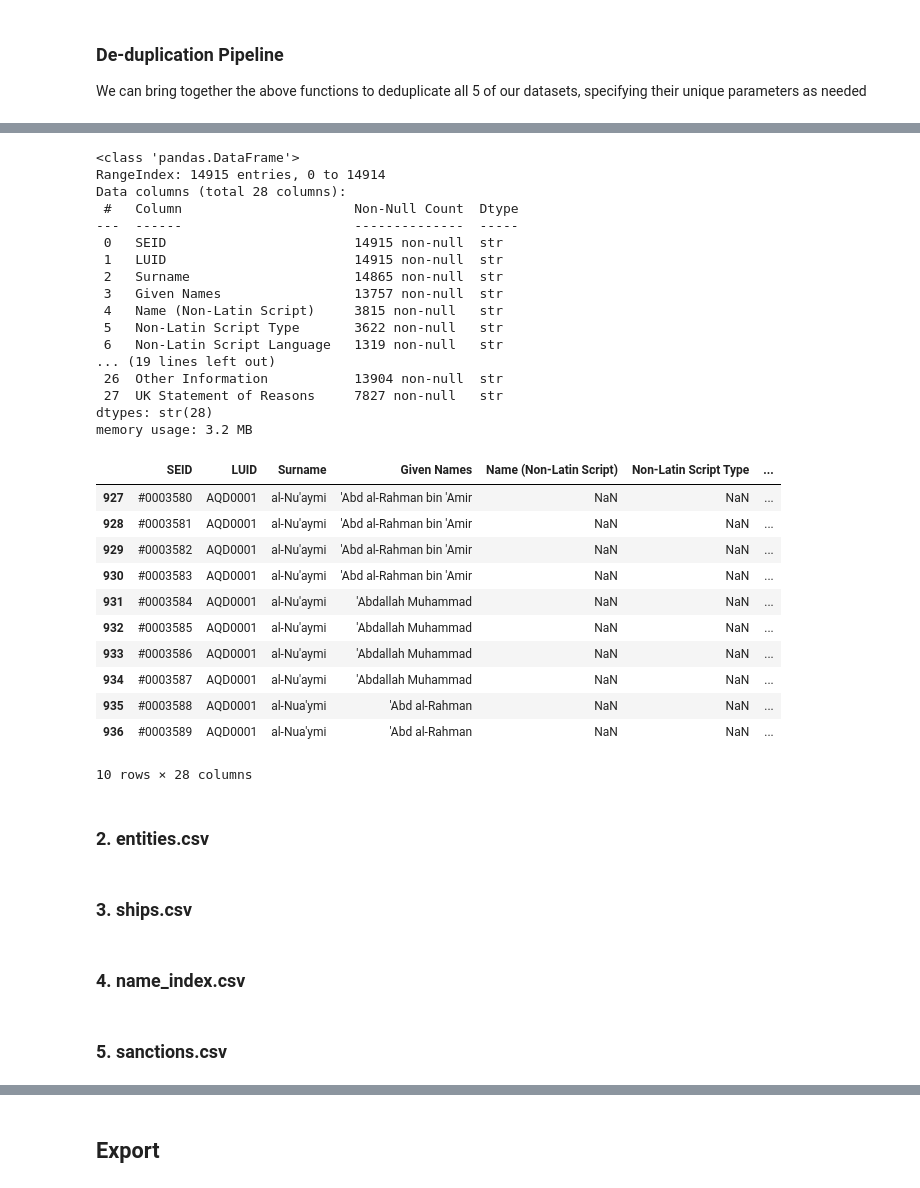
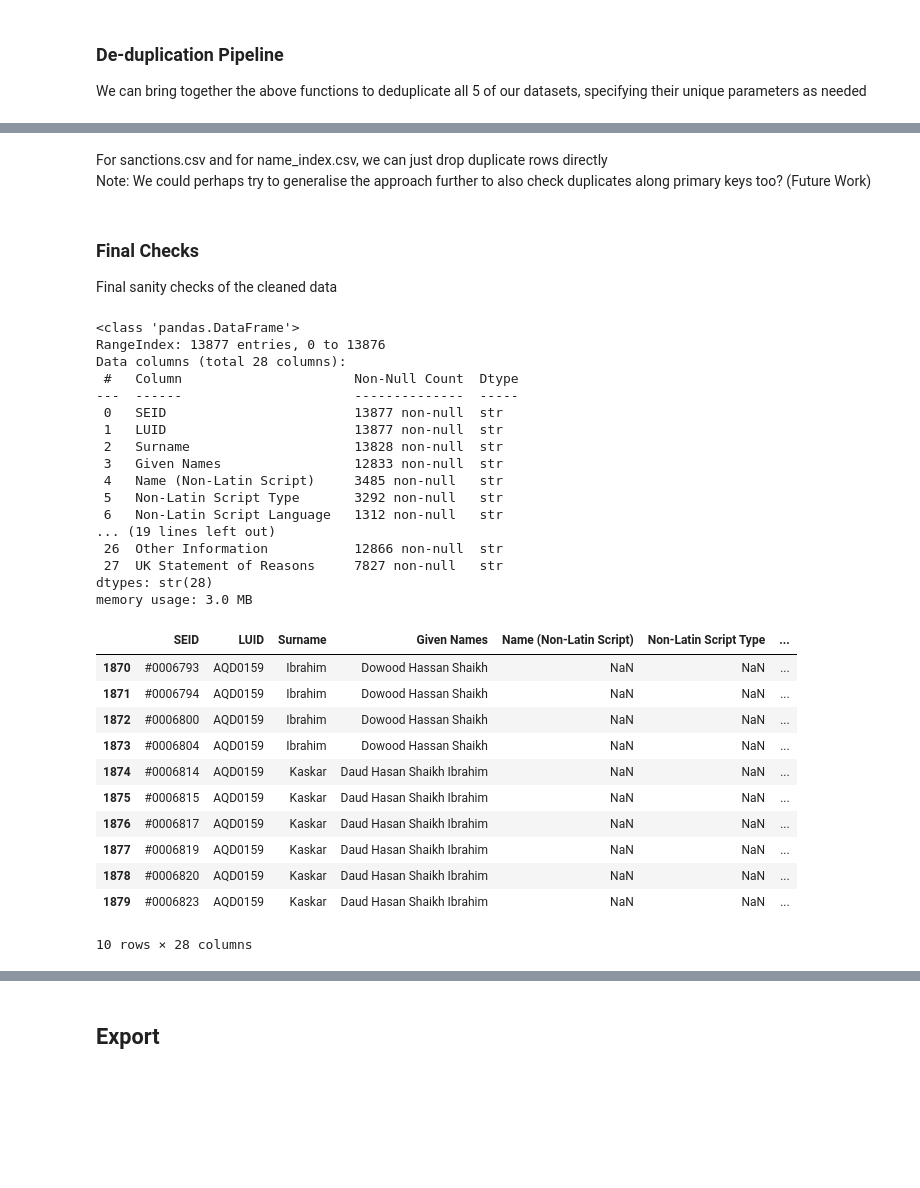
Before and after one commit to aleczd/uk_sanct, a Jupyter notebook: analysis.ipynb, the cells around one changed output, grey strips where cells are left out. Cells and saved outputs as stored; diff of their text form; code cells hidden in the pictures; blank space fills up the shorter version.

```diff
--- a/analysis.ipynb
+++ b/analysis.ipynb
@@ -2837,0 +2801,3 @@ for chunk in range(chunks):
+# %% [markdown]
+For sanctions.csv and for name_index.csv, we can just drop duplicate rows directly\
+Note: We could perhaps try to generalise the approach further to also check duplicates along primary keys too? (Future Work)
@@ -2838,46 +2817,42 @@ for chunk in range(chunks):
+# %% [markdown]
+### Final Checks
+
+Final sanity checks of the cleaned data
 # %%
-individuals = load_csv_chunk("data/individuals.csv")
+df = load_csv_chunk("data/individuals.csv")
 # %%
-individuals.info()
+df.info()
 # %% [output]
 <class 'pandas.DataFrame'>
-RangeIndex: 14915 entries, 0 to 14914
+RangeIndex: 13877 entries, 0 to 13876
 Data columns (total 28 columns):
  #   Column                      Non-Null Count  Dtype
 ---  ------                      --------------  -----
- 0   SEID                        14915 non-null  str
- 1   LUID                        14915 non-null  str
- 2   Surname                     14865 non-null  str
- 3   Given Names                 13757 non-null  str
- 4   Name (Non-Latin Script)     3815 non-null   str
- 5   Non-Latin Script Type       3622 non-null   str
- 6   Non-Latin Script Language   1319 non-null   str
+ 0   SEID                        13877 non-null  str
+ 1   LUID                        13877 non-null  str
+ 2   Surname                     13828 non-null  str
+ 3   Given Names                 12833 non-null  str
+ 4   Name (Non-Latin Script)     3485 non-null   str
+ 5   Non-Latin Script Type       3292 non-null   str
+ 6   Non-Latin Script Language   1312 non-null   str
 ... (19 lines left out)
- 26  Other Information           13904 non-null  str
+ 26  Other Information           12866 non-null  str
  27  UK Statement of Reasons     7827 non-null   str
 dtypes: str(28)
-memory usage: 3.2 MB
+memory usage: 3.0 MB
 # %%
-rand_st = random.randint(0, len(individuals)-1)
-individuals.iloc[rand_st:rand_st+10, :]
+rand_st = random.randint(0, len(df)-1)
+df.iloc[rand_st:rand_st+10, :]
 # %% [output]
 |  | SEID | LUID | Surname | Given Names | Name (Non-Latin Script) | Non-Latin Script Type | ... |
-| 927 | #0003580 | AQD0001 | al-Nu'aymi | 'Abd al-Rahman bin 'Amir | NaN | NaN | ... |
-| 928 | #0003581 | AQD0001 | al-Nu'aymi | 'Abd al-Rahman bin 'Amir | NaN | NaN | ... |
-| 929 | #0003582 | AQD0001 | al-Nu'aymi | 'Abd al-Rahman bin 'Amir | NaN | NaN | ... |
-| 930 | #0003583 | AQD0001 | al-Nu'aymi | 'Abd al-Rahman bin 'Amir | NaN | NaN | ... |
-| 931 | #0003584 | AQD0001 | al-Nu'aymi | 'Abdallah Muhammad | NaN | NaN | ... |
-| 932 | #0003585 | AQD0001 | al-Nu'aymi | 'Abdallah Muhammad | NaN | NaN | ... |
-| 933 | #0003586 | AQD0001 | al-Nu'aymi | 'Abdallah Muhammad | NaN | NaN | ... |
-| 934 | #0003587 | AQD0001 | al-Nu'aymi | 'Abdallah Muhammad | NaN | NaN | ... |
-| 935 | #0003588 | AQD0001 | al-Nua'ymi | 'Abd al-Rahman | NaN | NaN | ... |
-| 936 | #0003589 | AQD0001 | al-Nua'ymi | 'Abd al-Rahman | NaN | NaN | ... |
+| 1870 | #0006793 | AQD0159 | Ibrahim | Dowood Hassan Shaikh | NaN | NaN | ... |
+| 1871 | #0006794 | AQD0159 | Ibrahim | Dowood Hassan Shaikh | NaN | NaN | ... |
+| 1872 | #0006800 | AQD0159 | Ibrahim | Dowood Hassan Shaikh | NaN | NaN | ... |
+| 1873 | #0006804 | AQD0159 | Ibrahim | Dowood Hassan Shaikh | NaN | NaN | ... |
+| 1874 | #0006814 | AQD0159 | Kaskar | Daud Hasan Shaikh Ibrahim | NaN | NaN | ... |
+| 1875 | #0006815 | AQD0159 | Kaskar | Daud Hasan Shaikh Ibrahim | NaN | NaN | ... |
+| 1876 | #0006817 | AQD0159 | Kaskar | Daud Hasan Shaikh Ibrahim | NaN | NaN | ... |
+| 1877 | #0006819 | AQD0159 | Kaskar | Daud Hasan Shaikh Ibrahim | NaN | NaN | ... |
+| 1878 | #0006820 | AQD0159 | Kaskar | Daud Hasan Shaikh Ibrahim | NaN | NaN | ... |
+| 1879 | #0006823 | AQD0159 | Kaskar | Daud Hasan Shaikh Ibrahim | NaN | NaN | ... |
 10 rows × 28 columns
-# %% [markdown]
-### 2. entities.csv
-# %% [markdown]
-### 3. ships.csv
-# %% [markdown]
-### 4. name_index.csv
-# %% [markdown]
-### 5. sanctions.csv
```
Also changed, not shown: parts of 14 cells of this notebook.
